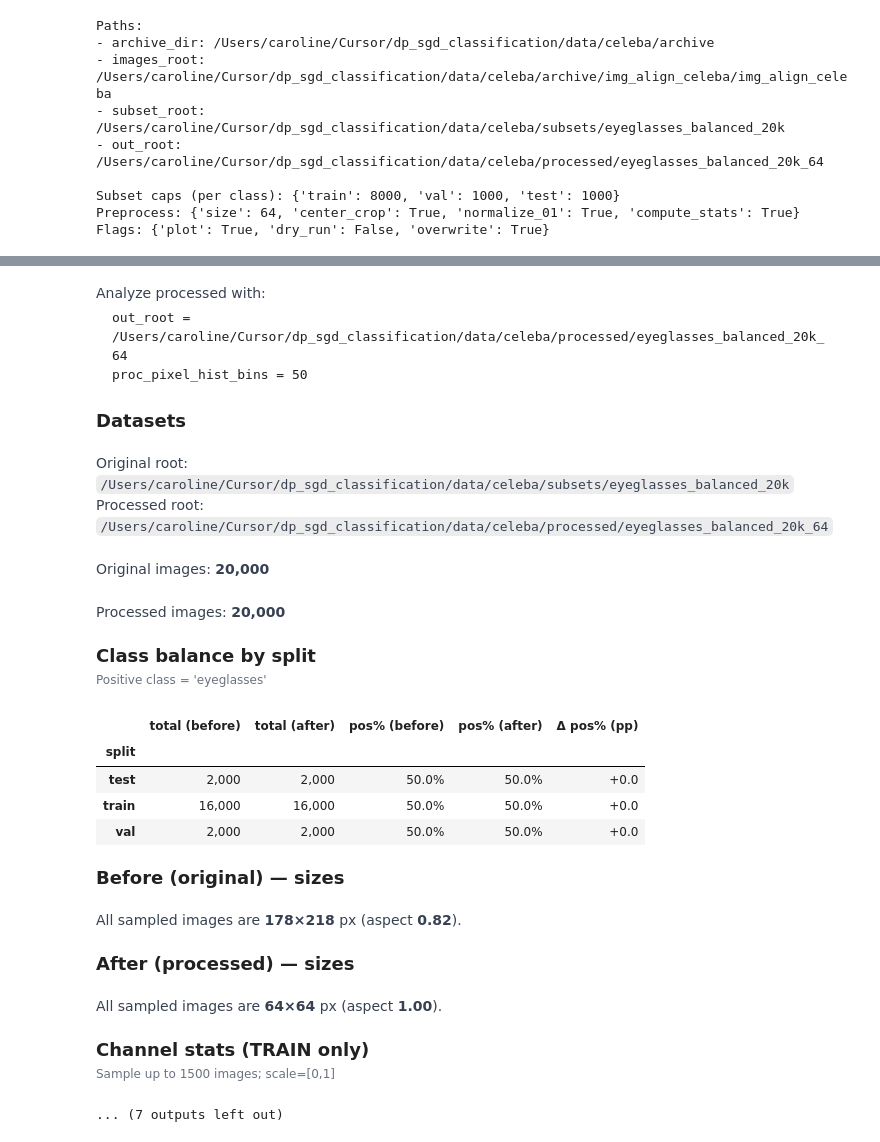
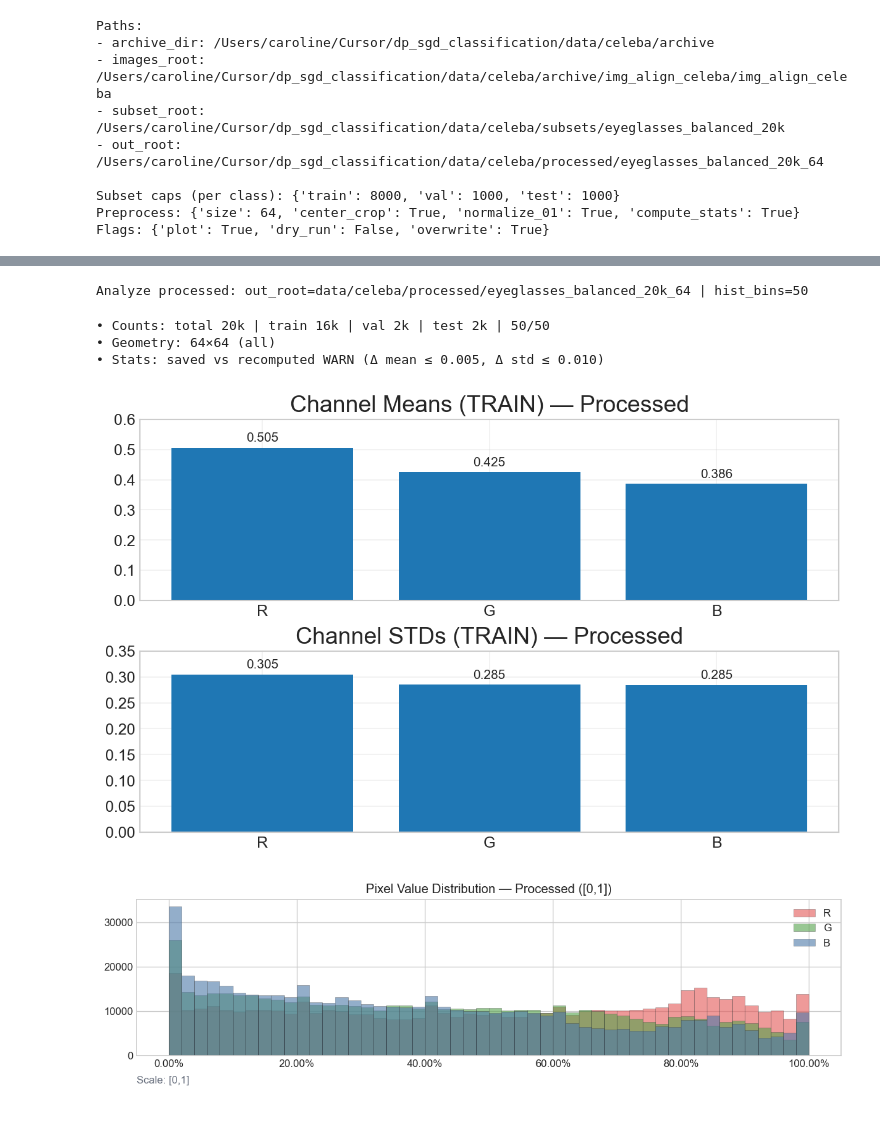
Before and after one commit to carolinedotxyz/dp_sgd_classification, a Jupyter notebook: notebooks/celeba_eyeglasses_workflow.ipynb, the cells around one changed output, grey strips where cells are left out. Cells and saved outputs as stored; diff of their text form; code cells hidden in the pictures.

```diff
--- a/notebooks/celeba_eyeglasses_workflow.ipynb
+++ b/notebooks/celeba_eyeglasses_workflow.ipynb
@@ -225,32 +458,13 @@ INFO: - Total processed: 20000 | By split: {'test': 2000, 'train': 16000, 'val':
 # %%
 # 5) Analyze processed dataset
-from IPython.display import display, HTML
-_html = (
-    "<div style='color:#374151'>Analyze processed with:</div>"
-    f"<pre style='margin:4px 0 8px 0'>out_root = {cfg.out_root}\nproc_pixel_hist_bins = {cfg.proc_pixel_hist_bins}</pre>"
-)
-display(HTML(_html))
+from src.nb_display import _relpath
+print(f"Analyze processed: out_root={_relpath(cfg.out_root)} | hist_bins={cfg.proc_pixel_hist_bins}")
 
-analyze_processed(cfg)
+res = analyze_processed(cfg, verbosity="brief")
 # %% [output]
-Analyze processed with:
-out_root = /Users/caroline/Cursor/dp_sgd_classification/data/celeba/processed/eyeglasses_balanced_20k_64 proc_pixel_hist_bins = 50
-Datasets
-Original root: /Users/caroline/Cursor/dp_sgd_classification/data/celeba/subsets/eyeglasses_balanced_20k
-Processed root: /Users/caroline/Cursor/dp_sgd_classification/data/celeba/processed/eyeglasses_balanced_20k_64
-Original images: 20,000
-Processed images: 20,000
-Class balance by split
-Positive class = 'eyeglasses'
-|  | total (before) | total (after) | pos% (before) | pos% (after) | Δ pos% (pp) |
-| split |  |  |  |  |  |
-| test | 2,000 | 2,000 | 50.0% | 50.0% | +0.0 |
-| train | 16,000 | 16,000 | 50.0% | 50.0% | +0.0 |
-| val | 2,000 | 2,000 | 50.0% | 50.0% | +0.0 |
-Before (original) — sizes
-All sampled images are 178×218 px (aspect 0.82).
-After (processed) — sizes
-All sampled images are 64×64 px (aspect 1.00).
-Channel stats (TRAIN only)
-Sample up to 1500 images; scale=[0,1]
-... (7 outputs left out)
+Analyze processed: out_root=data/celeba/processed/eyeglasses_balanced_20k_64 | hist_bins=50
+• Counts: total 20k | train 16k | val 2k | test 2k | 50/50
+• Geometry: 64×64 (all)
+• Stats: saved vs recomputed WARN (Δ mean ≤ 0.005, Δ std ≤ 0.010)
+[figure, added]
+[figure, added]
```
Also changed, not shown: parts of 22 cells of this notebook, 17 other files.
